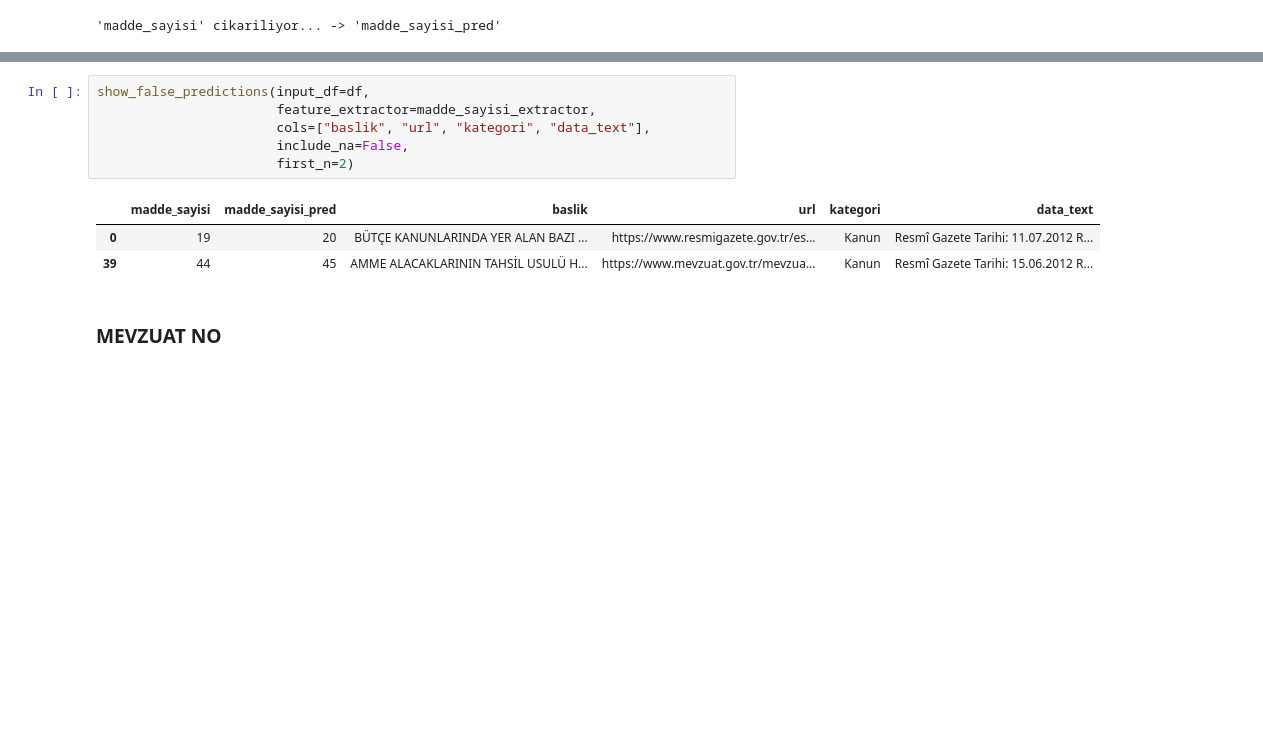
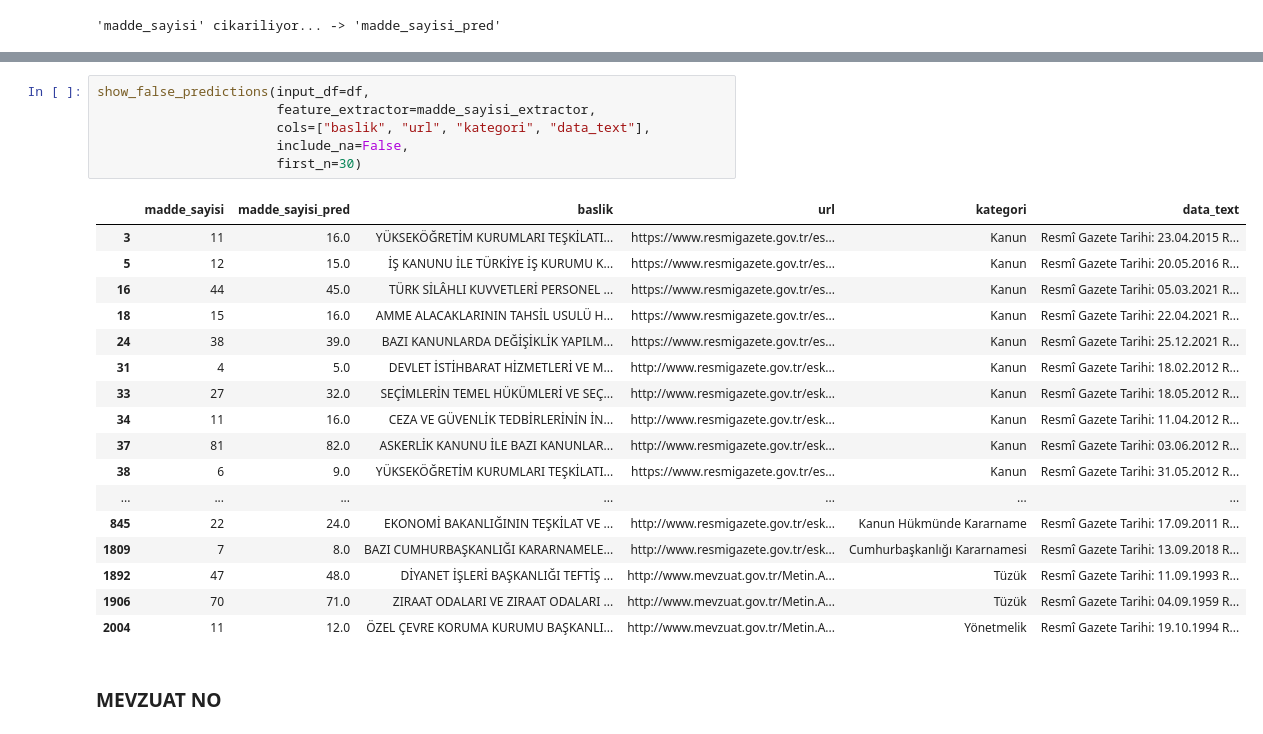
Before and after one commit to L2-Regulasyon/Teknofest2022, a Jupyter notebook: notebook/teknofest_anil.ipynb, the cells around one changed output, grey strips where cells are left out. Cells and saved outputs as stored; diff of their text form; blank space fills up the shorter version.

```diff
--- a/notebook/teknofest_anil.ipynb
+++ b/notebook/teknofest_anil.ipynb
@@ -125,13 +137,27 @@ Basari Orani: 0.9858
 # %%
 show_false_predictions(input_df=df,
                        feature_extractor=madde_sayisi_extractor,
                        cols=["baslik", "url", "kategori", "data_text"],
                        include_na=False,
-                       first_n=2)
+                       first_n=30)
 # %% [output]
 |  | madde_sayisi | madde_sayisi_pred | baslik | url | kategori | data_text |
-| 0 | 19 | 20 | BÜTÇE KANUNLARINDA YER ALAN BAZI ... | https://www.resmigazete.gov.tr/es... | Kanun | Resmî Gazete Tarihi: 11.07.2012 R... |
-| 39 | 44 | 45 | AMME ALACAKLARININ TAHSİL USULÜ H... | https://www.mevzuat.gov.tr/mevzua... | Kanun | Resmî Gazete Tarihi: 15.06.2012 R... |
+| 3 | 11 | 16.0 | YÜKSEKÖĞRETİM KURUMLARI TEŞKİLATI... | https://www.resmigazete.gov.tr/es... | Kanun | Resmî Gazete Tarihi: 23.04.2015 R... |
+| 5 | 12 | 15.0 | İŞ KANUNU İLE TÜRKİYE İŞ KURUMU K... | https://www.resmigazete.gov.tr/es... | Kanun | Resmî Gazete Tarihi: 20.05.2016 R... |
+| 16 | 44 | 45.0 | TÜRK SİLÂHLI KUVVETLERİ PERSONEL ... | https://www.resmigazete.gov.tr/es... | Kanun | Resmî Gazete Tarihi: 05.03.2021 R... |
+| 18 | 15 | 16.0 | AMME ALACAKLARININ TAHSİL USULÜ H... | https://www.resmigazete.gov.tr/es... | Kanun | Resmî Gazete Tarihi: 22.04.2021 R... |
+| 24 | 38 | 39.0 | BAZI KANUNLARDA DEĞİŞİKLİK YAPILM... | https://www.resmigazete.gov.tr/es... | Kanun | Resmî Gazete Tarihi: 25.12.2021 R... |
+| 31 | 4 | 5.0 | DEVLET İSTİHBARAT HİZMETLERİ VE M... | http://www.resmigazete.gov.tr/esk... | Kanun | Resmî Gazete Tarihi: 18.02.2012 R... |
+| 33 | 27 | 32.0 | SEÇİMLERİN TEMEL HÜKÜMLERİ VE SEÇ... | http://www.resmigazete.gov.tr/esk... | Kanun | Resmî Gazete Tarihi: 18.05.2012 R... |
+| 34 | 11 | 16.0 | CEZA VE GÜVENLİK TEDBİRLERİNİN İN... | http://www.resmigazete.gov.tr/esk... | Kanun | Resmî Gazete Tarihi: 11.04.2012 R... |
+| 37 | 81 | 82.0 | ASKERLİK KANUNU İLE BAZI KANUNLAR... | http://www.resmigazete.gov.tr/esk... | Kanun | Resmî Gazete Tarihi: 03.06.2012 R... |
+| 38 | 6 | 9.0 | YÜKSEKÖĞRETİM KURUMLARI TEŞKİLATI... | https://www.resmigazete.gov.tr/es... | Kanun | Resmî Gazete Tarihi: 31.05.2012 R... |
+| ... | ... | ... | ... | ... | ... | ... |
+| 845 | 22 | 24.0 | EKONOMİ BAKANLIĞININ TEŞKİLAT VE ... | http://www.resmigazete.gov.tr/esk... | Kanun Hükmünde Kararname | Resmî Gazete Tarihi: 17.09.2011 R... |
+| 1809 | 7 | 8.0 | BAZI CUMHURBAŞKANLIĞI KARARNAMELE... | http://www.resmigazete.gov.tr/esk... | Cumhurbaşkanlığı Kararnamesi | Resmî Gazete Tarihi: 13.09.2018 R... |
+| 1892 | 47 | 48.0 | DİYANET İŞLERİ BAŞKANLIĞI TEFTİŞ ... | http://www.mevzuat.gov.tr/Metin.A... | Tüzük | Resmî Gazete Tarihi: 11.09.1993 R... |
+| 1906 | 70 | 71.0 | ZIRAAT ODALARI VE ZIRAAT ODALARI ... | http://www.mevzuat.gov.tr/Metin.A... | Tüzük | Resmî Gazete Tarihi: 04.09.1959 R... |
+| 2004 | 11 | 12.0 | ÖZEL ÇEVRE KORUMA KURUMU BAŞKANLI... | http://www.mevzuat.gov.tr/Metin.A... | Yönetmelik | Resmî Gazete Tarihi: 19.10.1994 R... |
 # %% [markdown]
 ### MEVZUAT NO
 # %%
```
Also changed, not shown: parts of 9 cells of this notebook, 8 other files.
